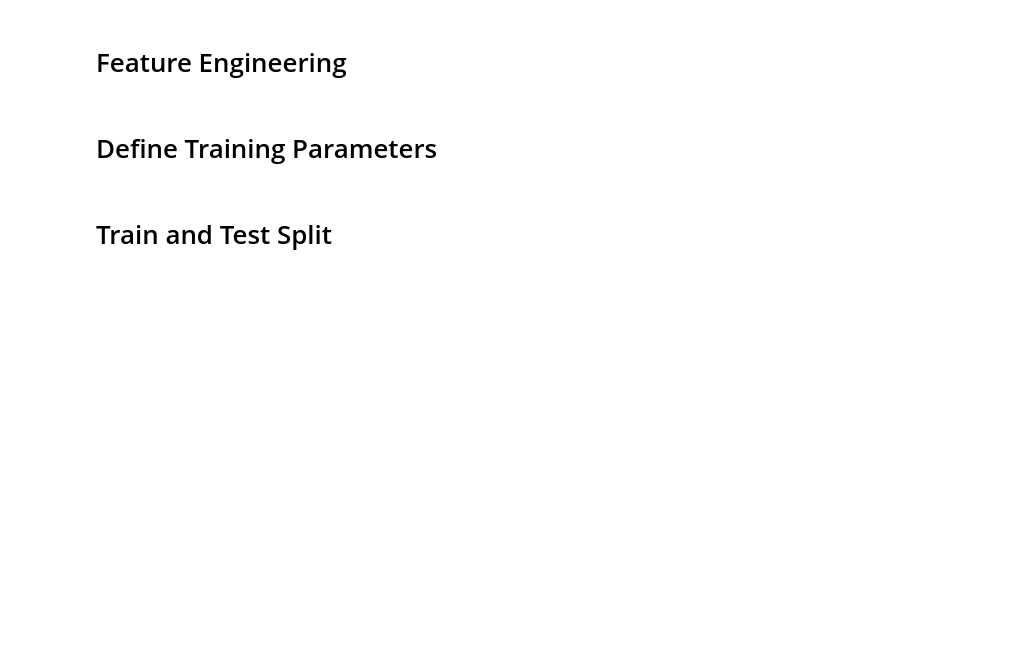
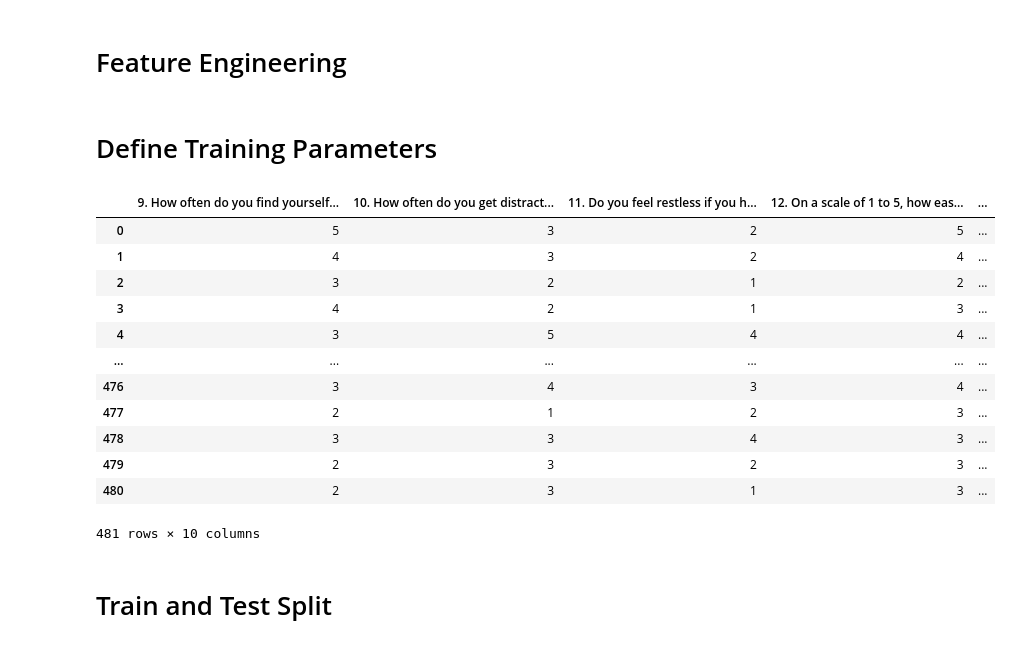
Before and after one commit to TahlonBrahic/Data-Science-Portfolio, a Jupyter notebook: Data Science/Social Mental Health Decision Tree/index.ipynb, the cells around one changed output. Cells and saved outputs as stored; diff of their text form; code cells hidden in the pictures; blank space fills up the shorter version.

```diff
--- a/Data Science/Social Mental Health Decision Tree/index.ipynb
+++ b/Data Science/Social Mental Health Decision Tree/index.ipynb
@@ -41,6 +41,21 @@ df = df.drop('5. What type of organizations are you affiliated with?', axis=1) #
 # %%
 X = df[['18. How often do you feel depressed or down?']]
 y = df.drop(X, axis=1); y = y.iloc[:, 8:18]
+y =
+# %% [output]
+|  | 9. How often do you find yourself... | 10. How often do you get distract... | 11. Do you feel restless if you h... | 12. On a scale of 1 to 5, how eas... | ... |
+| 0 | 5 | 3 | 2 | 5 | ... |
+| 1 | 4 | 3 | 2 | 4 | ... |
+| 2 | 3 | 2 | 1 | 2 | ... |
+| 3 | 4 | 2 | 1 | 3 | ... |
+| 4 | 3 | 5 | 4 | 4 | ... |
+| ... | ... | ... | ... | ... | ... |
+| 476 | 3 | 4 | 3 | 4 | ... |
+| 477 | 2 | 1 | 2 | 3 | ... |
+| 478 | 3 | 3 | 4 | 3 | ... |
+| 479 | 2 | 3 | 2 | 3 | ... |
+| 480 | 2 | 3 | 1 | 3 | ... |
+481 rows × 10 columns
 # %% [markdown]
 # Train and Test Split
 # %%
```
Also changed, not shown: parts of 5 cells of this notebook.
